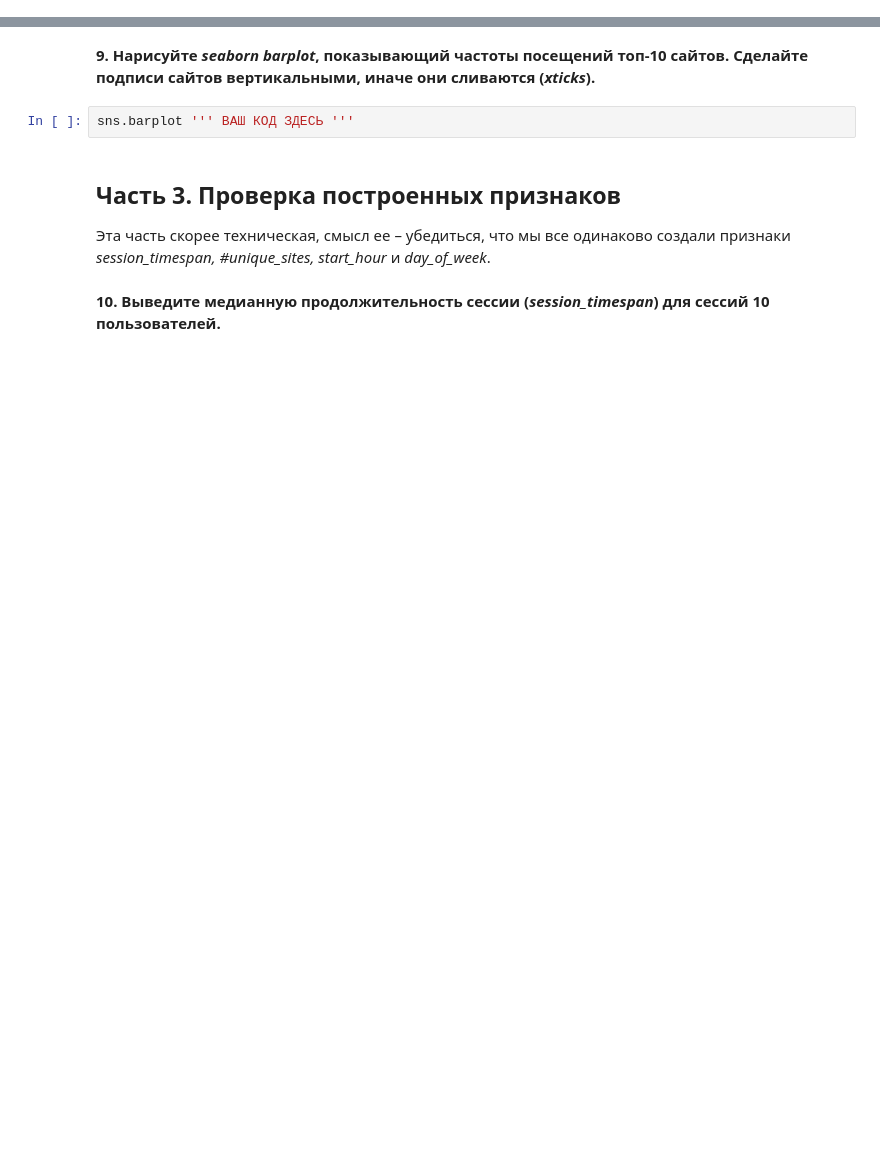
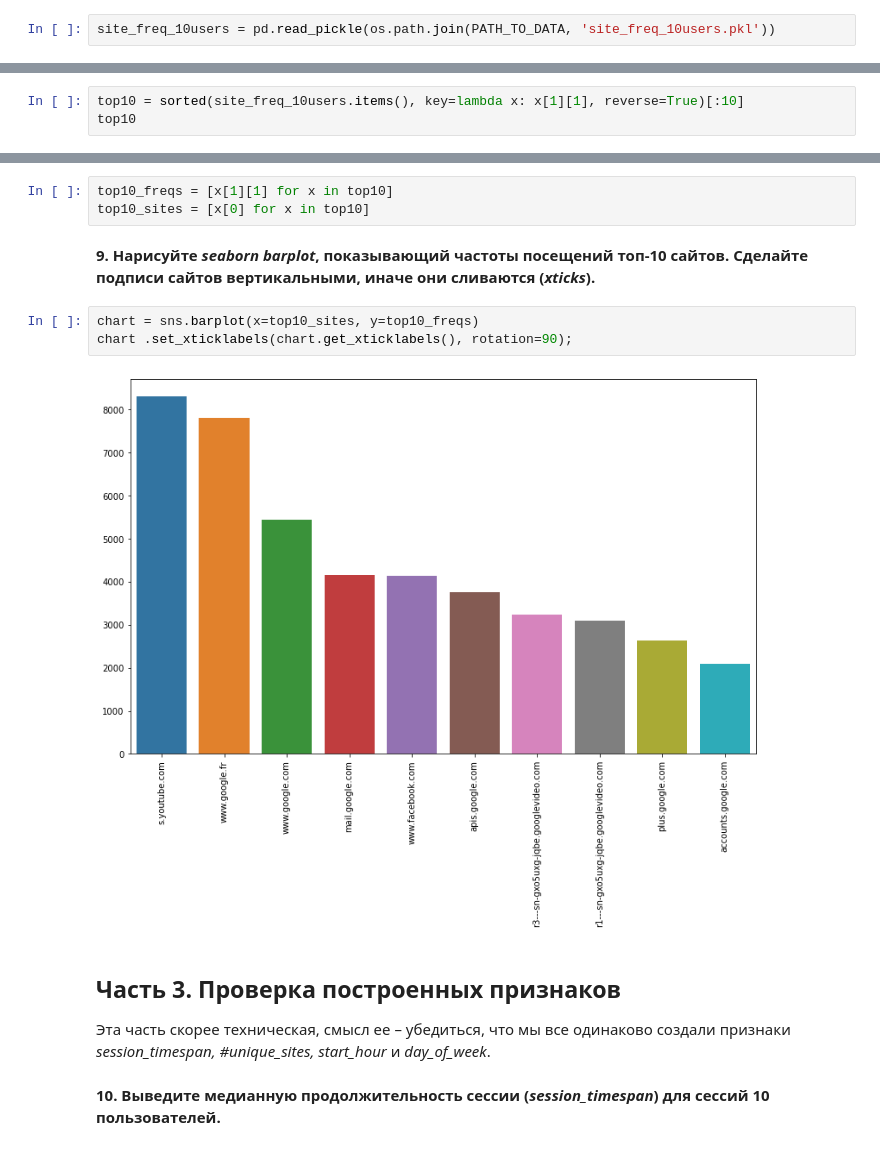
Before and after one commit to Uniholder/Specialization-Yandex-MIPT, a Jupyter notebook: 6_Final_projects/User_identification/week3_original.ipynb, the cells around one changed output, grey strips where cells are left out. Cells and saved outputs as stored; diff of their text form; blank space fills up the shorter version.

```diff
--- a/6_Final_projects/User_identification/week3_original.ipynb
+++ b/6_Final_projects/User_identification/week3_original.ipynb
@@ -326,2 +330,4 @@ with open ''' ВАШ КОД ЗДЕСЬ '''
+# %%
+site_freq_10users = pd.read_pickle(os.path.join(PATH_TO_DATA, 'site_freq_10users.pkl'))
 # %% [markdown]
 **Определите топ-10 самых посещаемых сайтов (*top10_sites*) и соответствующие кол-ва посещений (*top10_freqs*).**
@@ -330,0 +334,3 @@ top10_sites = ''' ВАШ КОД ЗДЕСЬ '''
+# %%
+top10 = sorted(site_freq_10users.items(), key=lambda x: x[1][1], reverse=True)[:10]
+top10
@@ -331,7 +348,13 @@ top10_sites = ''' ВАШ КОД ЗДЕСЬ '''
+# %%
+top10_freqs = [x[1][1] for x in top10]
+top10_sites = [x[0] for x in top10]
 # %% [markdown]
 **9. Нарисуйте *seaborn barplot*, показывающий частоты посещений топ-10 сайтов. Сделайте подписи сайтов вертикальными, иначе они сливаются (*xticks*).**
-# %%
-sns.barplot ''' ВАШ КОД ЗДЕСЬ '''
+# %%
+chart = sns.barplot(x=top10_sites, y=top10_freqs)
+chart .set_xticklabels(chart.get_xticklabels(), rotation=90);
+# %% [output]
+[figure, added]
 # %% [markdown]
 ## Часть 3. Проверка построенных признаков
 Эта часть скорее техническая, смысл ее – убедиться, что мы все одинаково создали признаки *session_timespan, #unique_sites, start_hour* и *day_of_week*.
```
Also changed, not shown: parts of 30 cells of this notebook, 2 other files.
